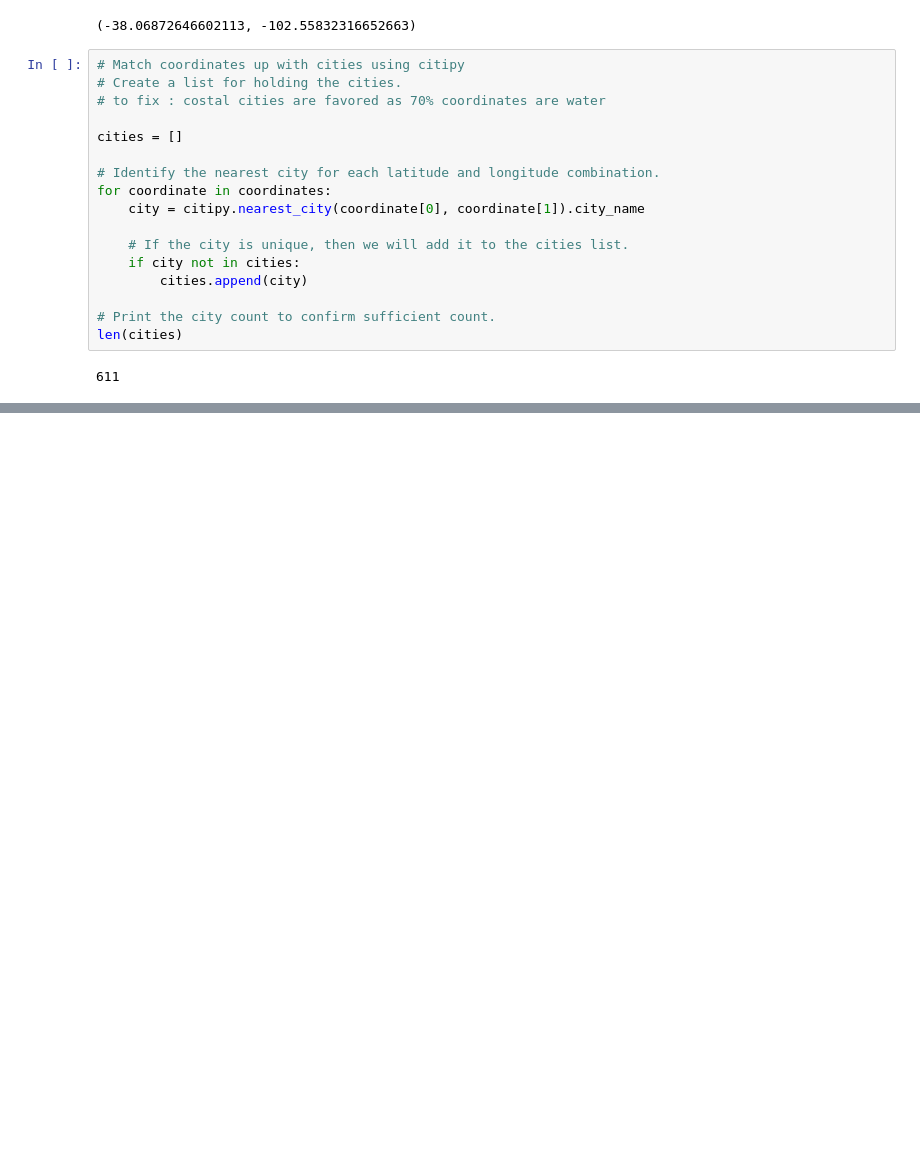
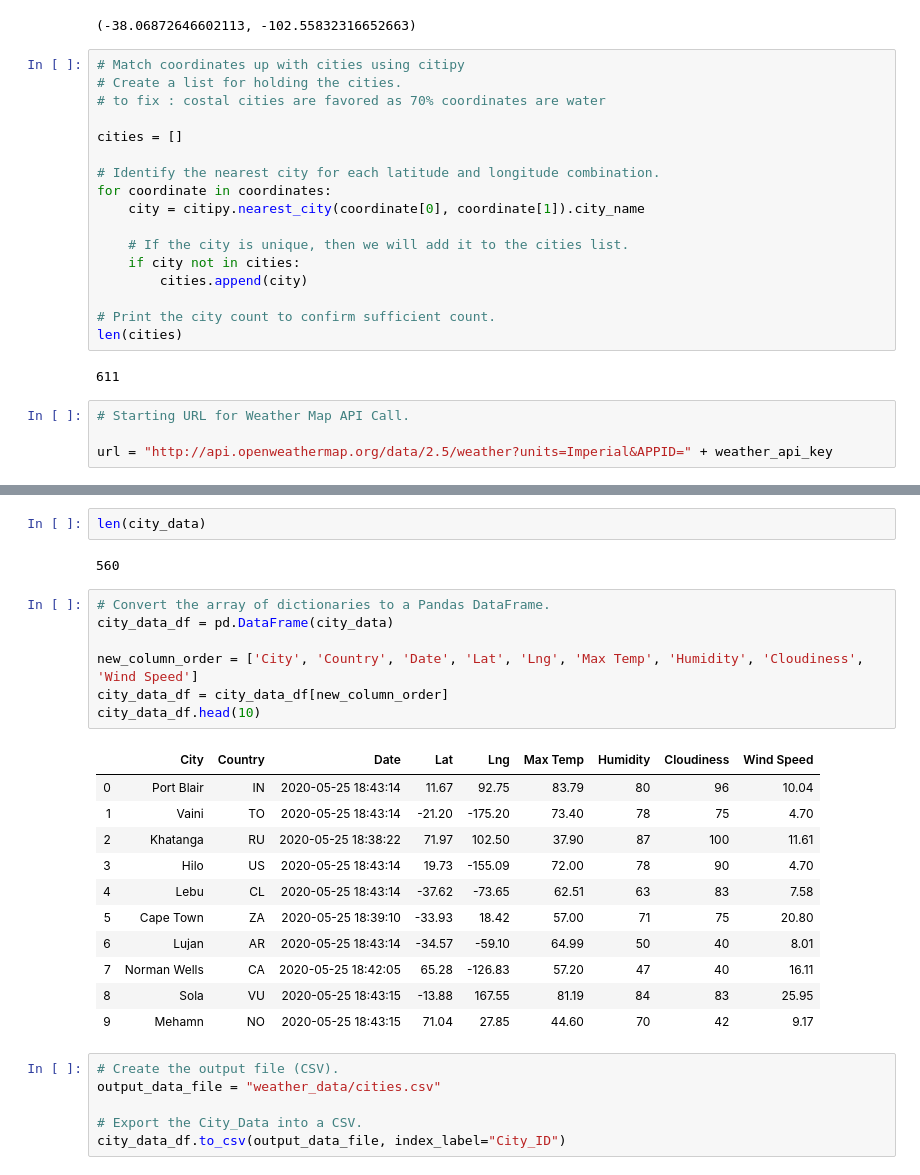
Before and after one commit to jburs/World_Weather_Analysis, a Jupyter notebook: WeatherPy.ipynb, the cells around one changed output, grey strips where cells are left out. Saved outputs shown, nothing was run; the diff lists cells and outputs as text; blank space fills up the shorter version.

```diff
--- a/WeatherPy.ipynb
+++ b/WeatherPy.ipynb
@@ -43,3 +50,7 @@ for coordinate in coordinates:
 len(cities)
 # %% [output]
 611
+# %%
+# Starting URL for Weather Map API Call.
+
+url = "http://api.openweathermap.org/data/2.5/weather?units=Imperial&APPID=" + weather_api_key
@@ -45,0 +136,29 @@ len(cities)
+# %%
+len(city_data)
+# %% [output]
+560
+# %%
+# Convert the array of dictionaries to a Pandas DataFrame.
+city_data_df = pd.DataFrame(city_data)
+
+new_column_order = ['City', 'Country', 'Date', 'Lat', 'Lng', 'Max Temp', 'Humidity', 'Cloudiness', 'Wind Speed']
+city_data_df = city_data_df[new_column_order]
+city_data_df.head(10)
+# %% [output]
+|  | City | Country | Date | Lat | Lng | Max Temp | Humidity | Cloudiness | Wind Speed |
+| 0 | Port Blair | IN | 2020-05-25 18:43:14 | 11.67 | 92.75 | 83.79 | 80 | 96 | 10.04 |
+| 1 | Vaini | TO | 2020-05-25 18:43:14 | -21.20 | -175.20 | 73.40 | 78 | 75 | 4.70 |
+| 2 | Khatanga | RU | 2020-05-25 18:38:22 | 71.97 | 102.50 | 37.90 | 87 | 100 | 11.61 |
+| 3 | Hilo | US | 2020-05-25 18:43:14 | 19.73 | -155.09 | 72.00 | 78 | 90 | 4.70 |
+| 4 | Lebu | CL | 2020-05-25 18:43:14 | -37.62 | -73.65 | 62.51 | 63 | 83 | 7.58 |
+| 5 | Cape Town | ZA | 2020-05-25 18:39:10 | -33.93 | 18.42 | 57.00 | 71 | 75 | 20.80 |
+| 6 | Lujan | AR | 2020-05-25 18:43:14 | -34.57 | -59.10 | 64.99 | 50 | 40 | 8.01 |
+| 7 | Norman Wells | CA | 2020-05-25 18:42:05 | 65.28 | -126.83 | 57.20 | 47 | 40 | 16.11 |
+| 8 | Sola | VU | 2020-05-25 18:43:15 | -13.88 | 167.55 | 81.19 | 84 | 83 | 25.95 |
+| 9 | Mehamn | NO | 2020-05-25 18:43:15 | 71.04 | 27.85 | 44.60 | 70 | 42 | 9.17 |
+# %%
+# Create the output file (CSV).
+output_data_file = "weather_data/cities.csv"
+
+# Export the City_Data into a CSV.
+city_data_df.to_csv(output_data_file, index_label="City_ID")
```
Also changed, not shown: parts of 2 cells of this notebook, 3 other files.
